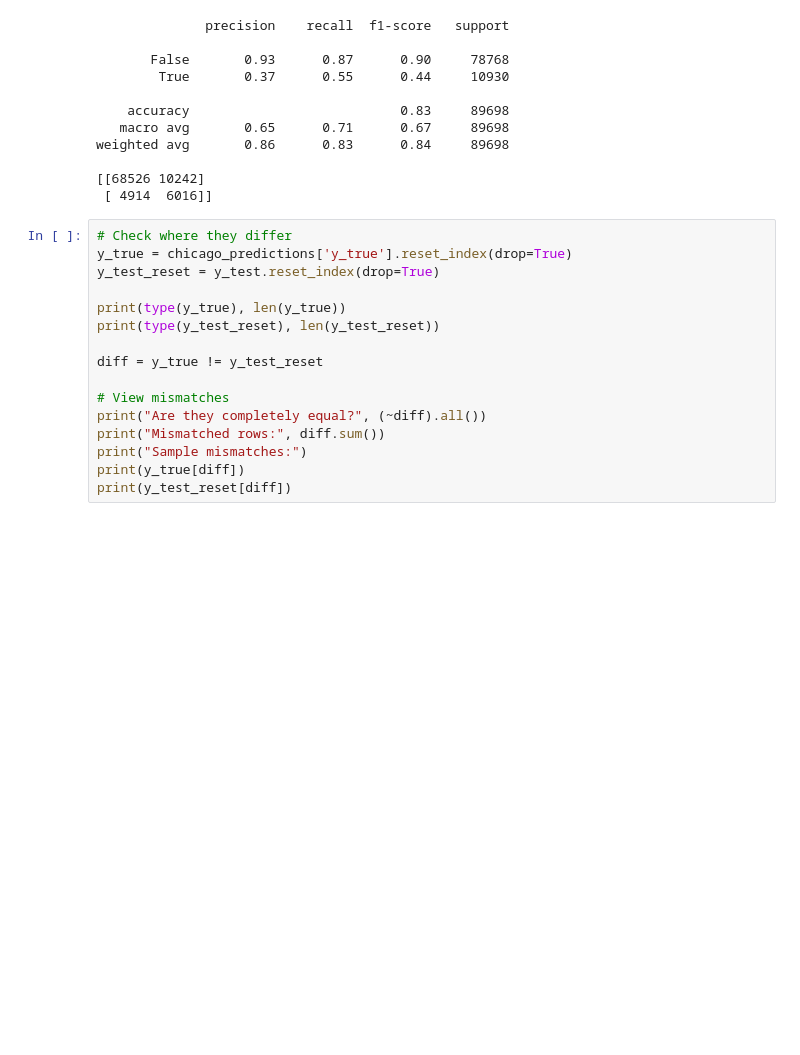
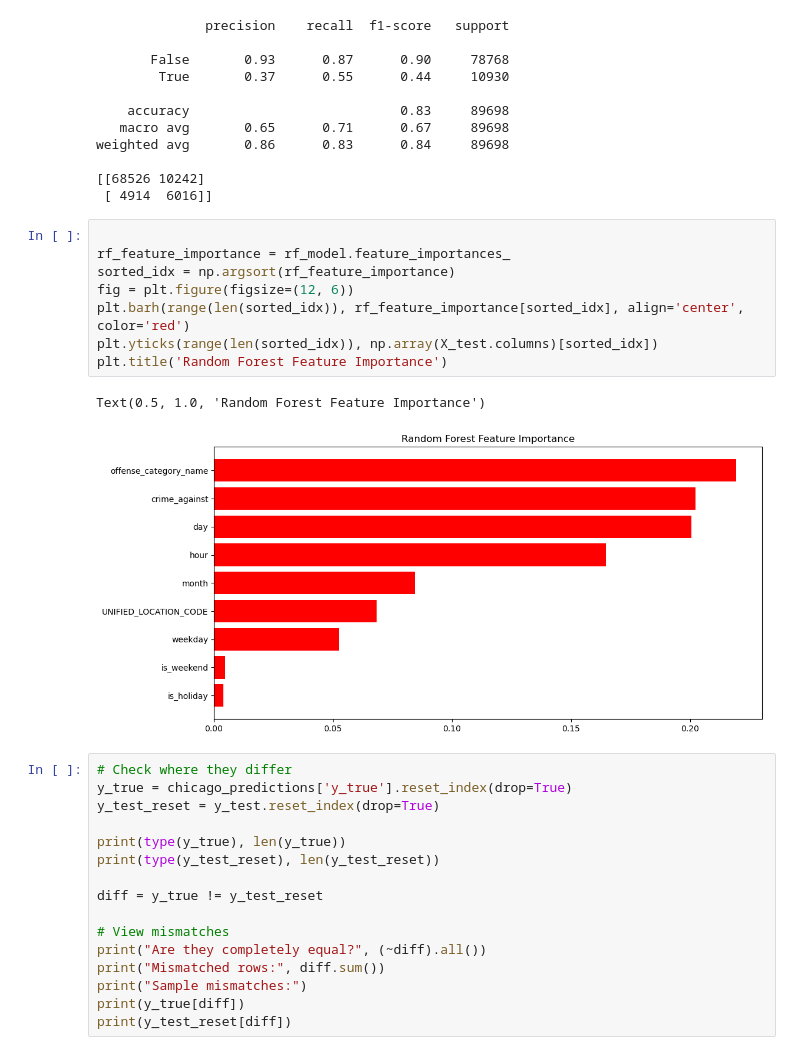
Before and after one commit to Ray7788/NIBRS-Crime-Prediction, a Jupyter notebook: 3_Model_Dev_Test.ipynb, the cells around one changed output. Drawn from its saved outputs; the diff is of its cells as text; blank space fills up the shorter version.

```diff
--- a/3_Model_Dev_Test.ipynb
+++ b/3_Model_Dev_Test.ipynb
@@ -345,6 +355,17 @@ weighted avg       0.86      0.83      0.84     89698
 
 [[68526 10242]
  [ 4914  6016]]
+# %%
+
+rf_feature_importance = rf_model.feature_importances_
+sorted_idx = np.argsort(rf_feature_importance)
+fig = plt.figure(figsize=(12, 6))
+plt.barh(range(len(sorted_idx)), rf_feature_importance[sorted_idx], align='center', color='red')
+plt.yticks(range(len(sorted_idx)), np.array(X_test.columns)[sorted_idx])
+plt.title('Random Forest Feature Importance')
+# %% [output]
+Text(0.5, 1.0, 'Random Forest Feature Importance')
+[figure, added]
 # %%
 # Check where they differ
 y_true = chicago_predictions['y_true'].reset_index(drop=True)
```
Also changed, not shown: parts of 3 cells of this notebook.
